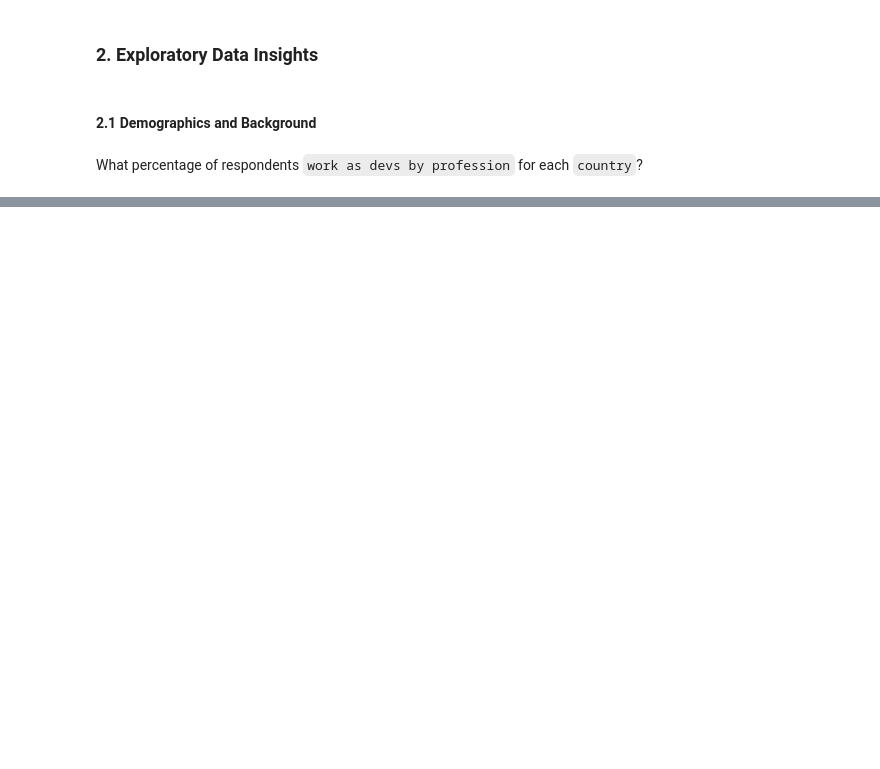
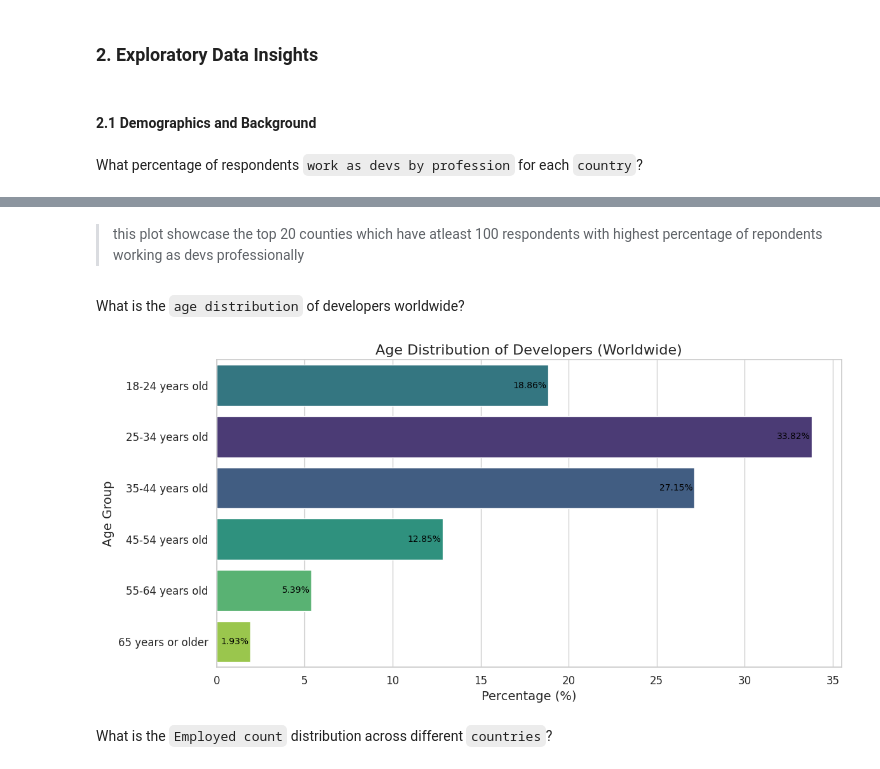
Before and after one commit to Rishabh-Verma-thc/StackOverflow2025-EDA, a Jupyter notebook: notebooks/SO_2025-EDA-insights.ipynb, the cells around one changed output, grey strips where cells are left out. Drawn from its saved outputs; the diff is of its cells as text; code cells hidden in the pictures; blank space fills up the shorter version.

```diff
--- a/notebooks/SO_2025-EDA-insights.ipynb
+++ b/notebooks/SO_2025-EDA-insights.ipynb
@@ -86,0 +103,40 @@ Name: proportion, dtype: float64
+# %% [markdown]
+>this plot showcase the top 20 counties which have atleast 100 respondents with highest percentage of repondents working as devs professionally
+# %% [markdown]
+What is the `age distribution` of developers worldwide?
+# %%
+age_filtered = clean_df[clean_df["Age"] != "Prefer not to say"]
+age_counts = age_filtered['Age'].value_counts().reset_index()
+age_counts.columns = ['Age_Group', 'Count']
+age_counts['Percent'] = round(age_counts['Count'] / age_counts['Count'].sum() * 100, 2)
+
+order = [
+    '18-24 years old', '25-34 years old', '35-44 years old',
+    '45-54 years old', '55-64 years old', '65 years or older'
+]
+colors = sns.color_palette("viridis", len(order))
+
+sns.barplot(
+    data=age_counts,
+    x='Percent',
+    y='Age_Group',
+    order=order,
+    palette=colors,
+    hue='Age_Group'
+)
+
+# Add text labels
+ordered_values = age_counts.set_index('Age_Group').loc[order]['Percent']
+
+for idx, value in enumerate(ordered_values):
+    plt.text(value-0.1, idx, f"{value}%", va='center', ha='right', fontsize=10, color="black")
+
+plt.title("Age Distribution of Developers (Worldwide)")
+plt.xlabel("Percentage (%)")
+plt.ylabel("Age Group")
+plt.tight_layout()
+plt.show()
+# %% [output]
+[figure, added]
+# %% [markdown]
+What is the `Employed count` distribution across different `countries`?
```
Also changed, not shown: parts of 47 cells of this notebook.
